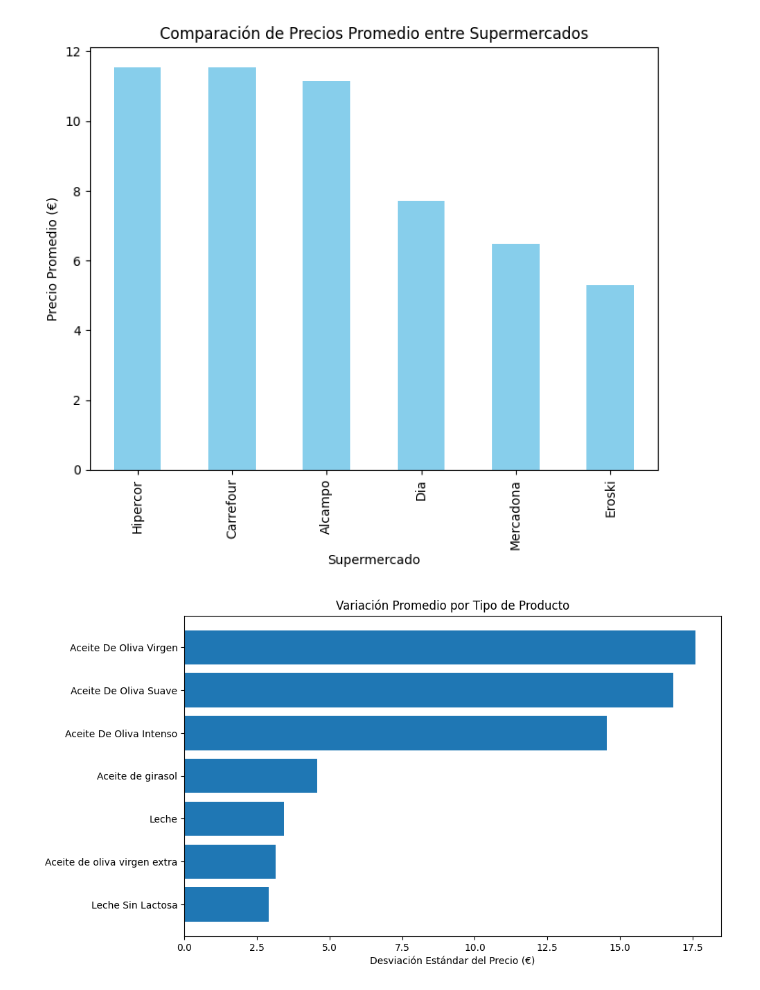
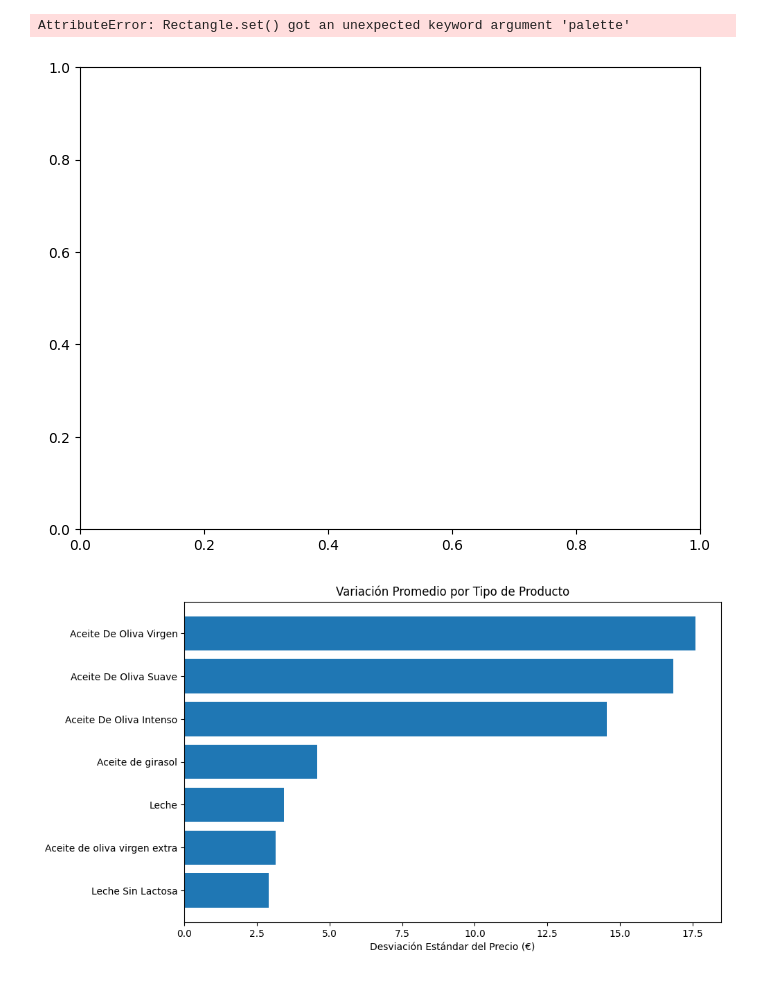
Before and after one commit to SrAlcast/Proyecto4-AnalisisFacua, a Jupyter notebook: results/Visualizacióntablas.ipynb, the cells around one changed output. Saved outputs shown, nothing was run; the diff lists cells and outputs as text; code cells hidden in the pictures.

```diff
--- a/results/Visualizacióntablas.ipynb
+++ b/results/Visualizacióntablas.ipynb
@@ -32,14 +32,15 @@ data=data.drop(columns='categoria')
 # %%
 # 1. Comparación de precios promedio entre diferentes supermercados
 promedio_precio_supermercado = data.groupby('Supermercado')['Precio (€)'].mean().sort_values(ascending=False)
 plt.figure(figsize=(8, 6))
-promedio_precio_supermercado.plot(kind='bar', color='skyblue')
+promedio_precio_supermercado.plot(kind='bar', palette='hsv')
 plt.xlabel('Supermercado')
 plt.ylabel('Precio Promedio (€)')
 plt.title('Comparación de Precios Promedio entre Supermercados')
 plt.show()
 # %% [output]
+AttributeError: Rectangle.set() got an unexpected keyword argument 'palette'
-[figure, old version]
+[figure, new version]
 # %%
 # 2. Promedio de variación por tipo de producto
 variacion_promedio_tipo = data.groupby('Tipo producto')['Precio (€)'].std().reset_index().sort_values(by='Precio (€)', ascending=False)
```
Also changed, not shown: parts of 1 cell of this notebook.
